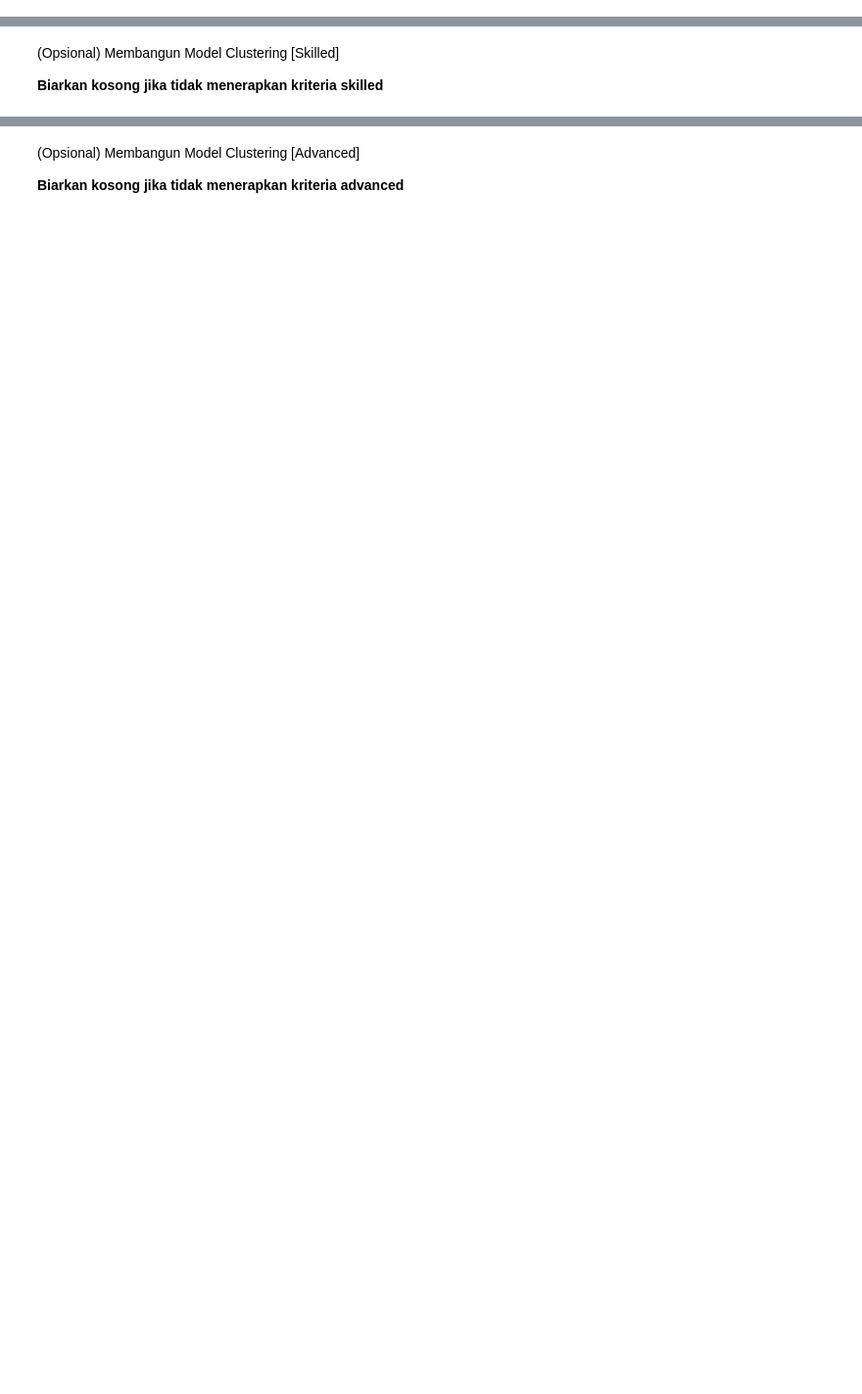
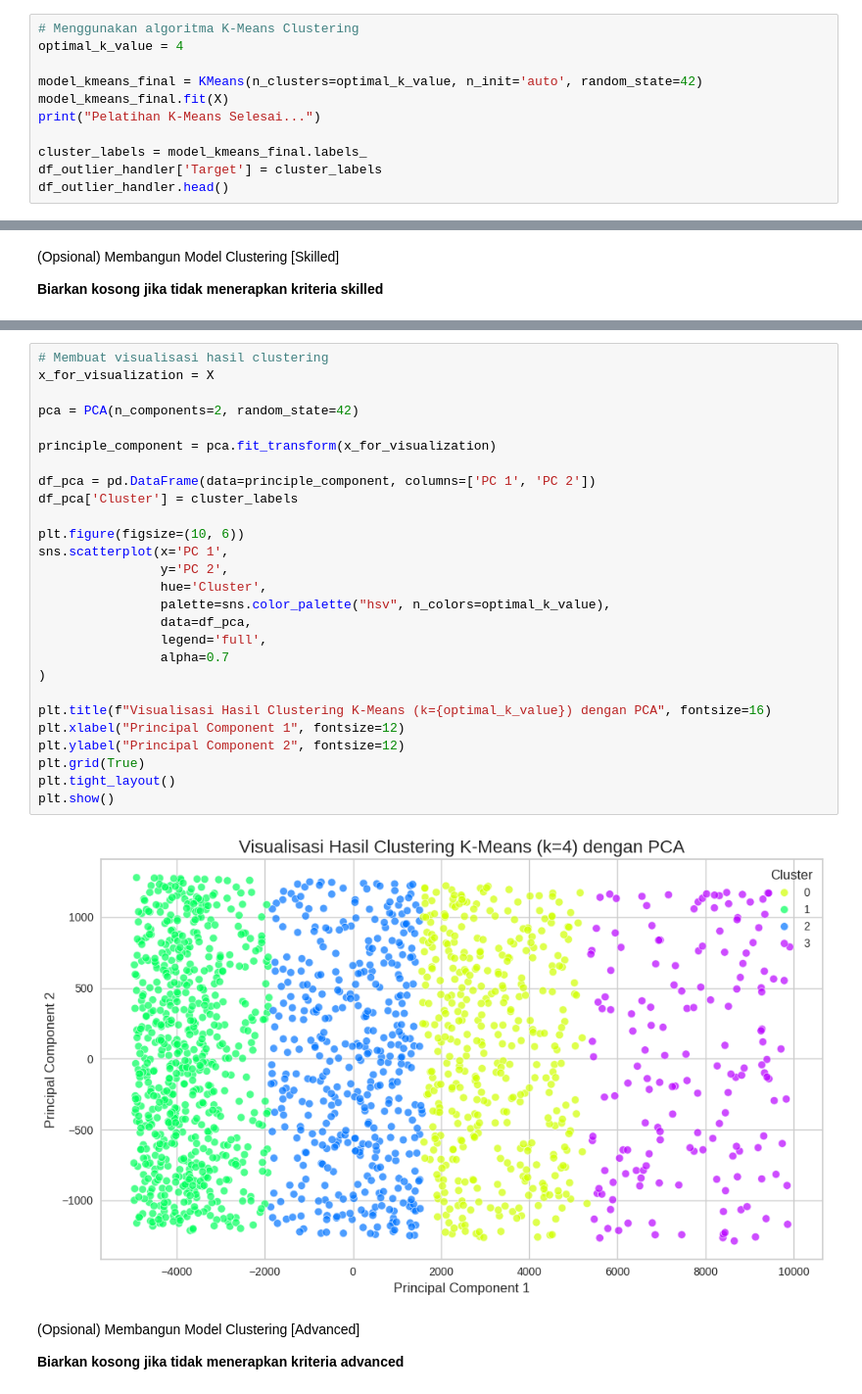
Before and after one commit to youngIcom/Machine_Learning_Project, a Jupyter notebook: [Clustering]_Submission_Akhir_BMLP_Yesaya_Situmorang.ipynb, the cells around one changed output, grey strips where cells are left out. Shown at 98% size. Saved outputs shown, nothing was run; the diff lists cells and outputs as text; blank space fills up the shorter version.

```diff
--- a/[Clustering]_Submission_Akhir_BMLP_Yesaya_Situmorang.ipynb
+++ b/[Clustering]_Submission_Akhir_BMLP_Yesaya_Situmorang.ipynb
@@ -277,0 +448,11 @@ Pada tahap ini, Anda membangun model clustering dengan memilih algoritma yang se
+# %%
+# Menggunakan algoritma K-Means Clustering
+optimal_k_value = 4
+
+model_kmeans_final = KMeans(n_clusters=optimal_k_value, n_init='auto', random_state=42)
+model_kmeans_final.fit(X)
+print("Pelatihan K-Means Selesai...")
+
+cluster_labels = model_kmeans_final.labels_
+df_outlier_handler['Target'] = cluster_labels
+df_outlier_handler.head()
@@ -292,3 +494,32 @@ Jalankan cell code ini untuk menyimpan model kamu.
+# %%
+# Membuat visualisasi hasil clustering
+x_for_visualization = X
+
+pca = PCA(n_components=2, random_state=42)
+
+principle_component = pca.fit_transform(x_for_visualization)
+
+df_pca = pd.DataFrame(data=principle_component, columns=['PC 1', 'PC 2'])
+df_pca['Cluster'] = cluster_labels
+
+plt.figure(figsize=(10, 6))
+sns.scatterplot(x='PC 1',
+                y='PC 2',
+                hue='Cluster',
+                palette=sns.color_palette("hsv", n_colors=optimal_k_value),
+                data=df_pca,
+                legend='full',
+                alpha=0.7
+)
+
+plt.title(f"Visualisasi Hasil Clustering K-Means (k={optimal_k_value}) dengan PCA", fontsize=16)
+plt.xlabel("Principal Component 1", fontsize=12)
+plt.ylabel("Principal Component 2", fontsize=12)
+plt.grid(True)
+plt.tight_layout()
+plt.show()
+# %% [output]
+[figure, added]
 # %% [markdown]
 (Opsional) Membangun Model Clustering [Advanced]
 
```
Also changed, not shown: parts of 25 cells of this notebook.
